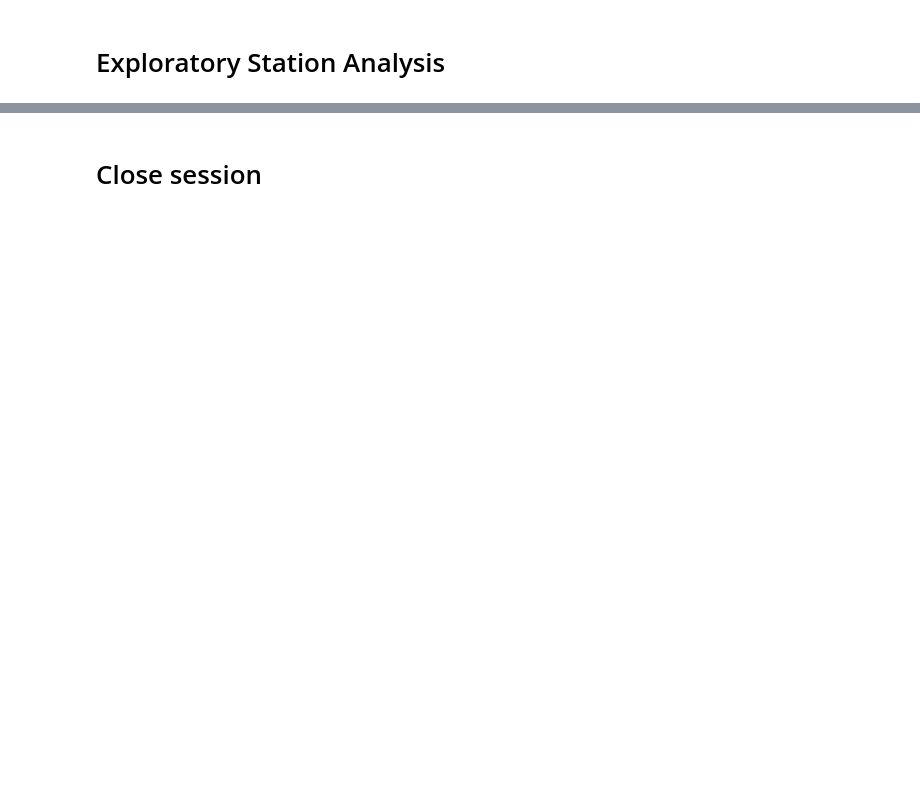
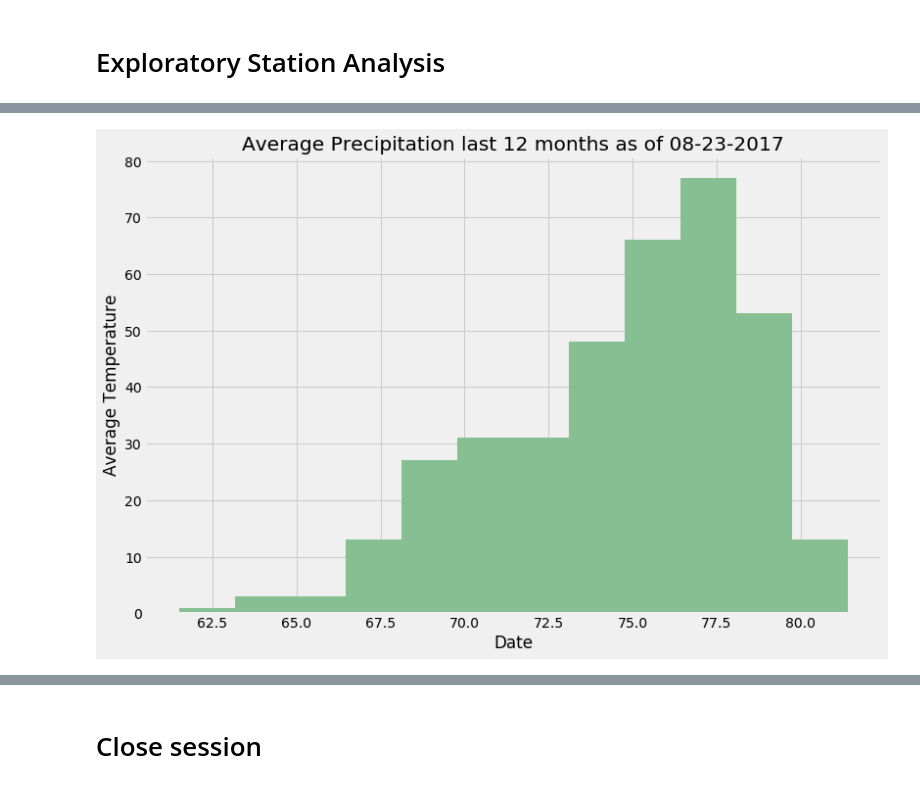
Before and after one commit to Jackelyneg/sqlalchemy-challenge, a Jupyter notebook: climate_starter.ipynb, the cells around one changed output, grey strips where cells are left out. Drawn from its saved outputs; the diff is of its cells as text; code cells hidden in the pictures; blank space fills up the shorter version.

```diff
--- a/climate_starter.ipynb
+++ b/climate_starter.ipynb
@@ -138,0 +210,5 @@ prec_df.set_index("Date")
+# %%
+sel_1= [func.avg(measurement.tobs)]
+t_averages = session.query(measurement.date,*sel_1).\
+    filter(measurement.date >= last_twelve_m).group_by(measurement.date).order_by(measurement.date).all()
+t_averages
@@ -138,0 +233,3 @@ prec_df.set_index("Date")
+# %%
+t_df = pd.DataFrame(t_averages, columns =['Date','Temp'])
+t_df
@@ -138,0 +250,8 @@ prec_df.set_index("Date")
+# %%
+ax = t_df.hist(column='Temp', bins=12, grid=True, figsize=(12,8), color='#86bf91')
+plt.title("Average Precipitation last 12 months as of 08-23-2017")
+plt.ylabel("Average Temperature")
+plt.xlabel('Date')
+plt.savefig("Images/Average temp.png")
+# %% [output]
+[figure, added]
```
Also changed, not shown: parts of 13 cells of this notebook.
